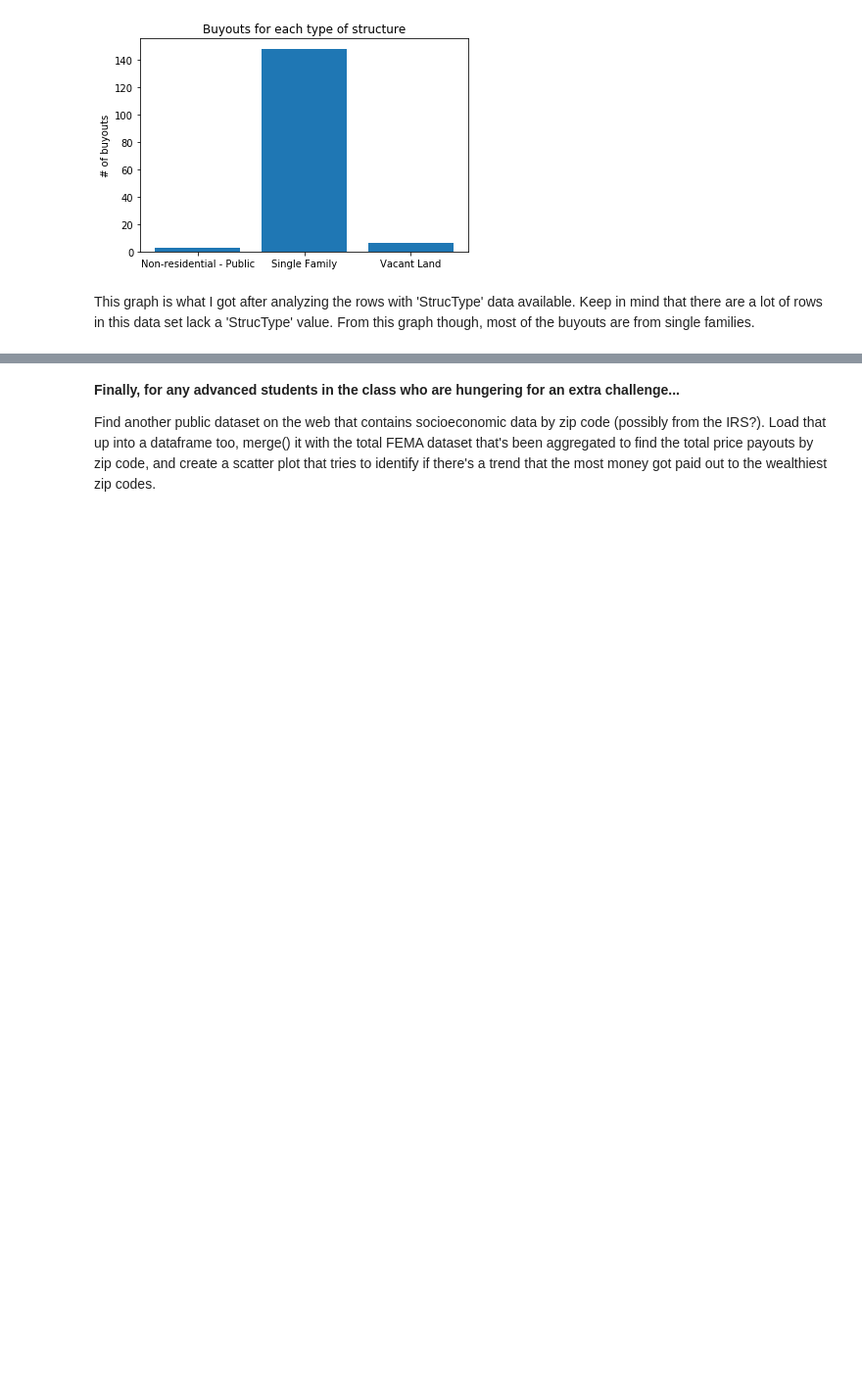
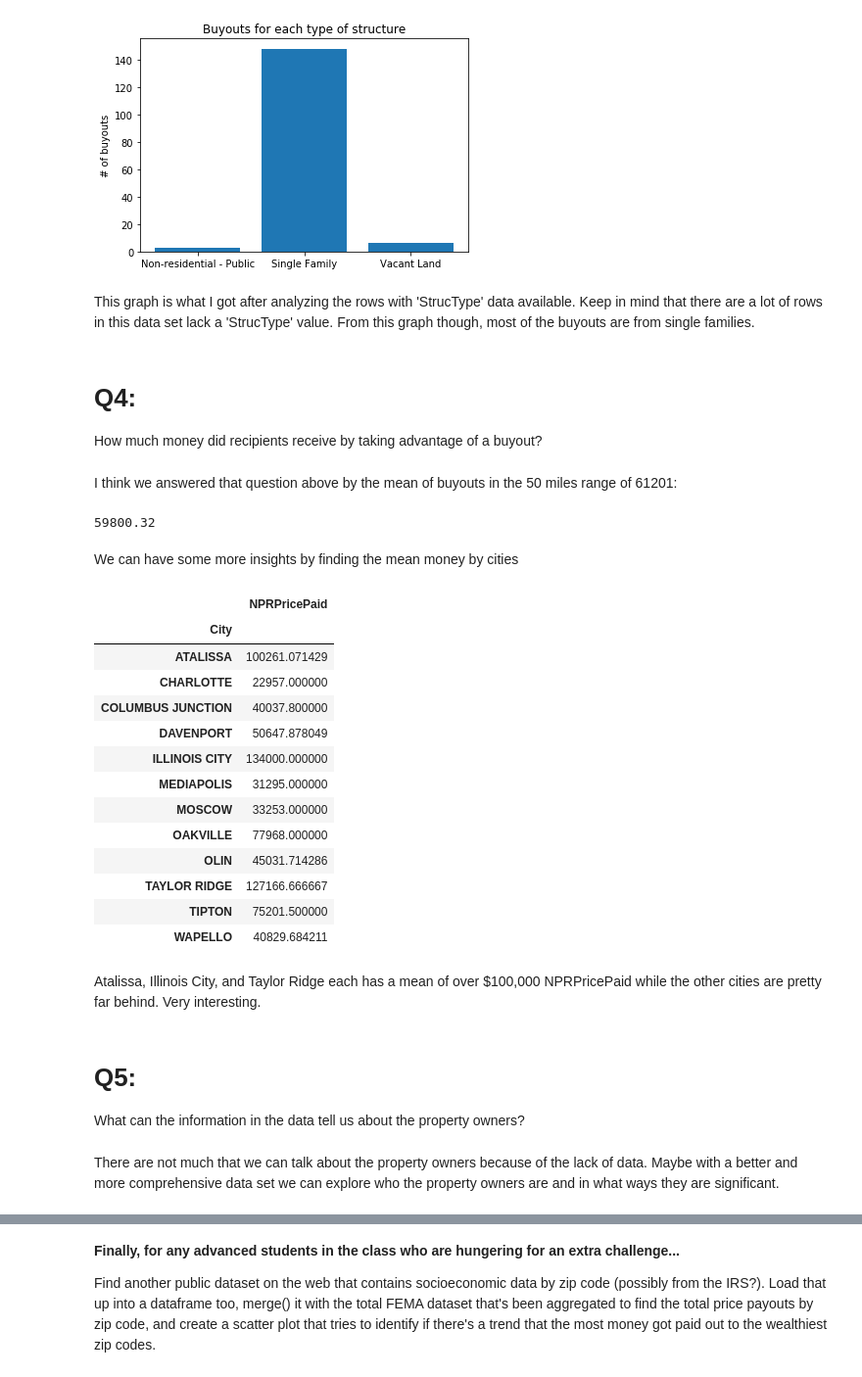
Before and after one commit to minhta16/DATA360, a Jupyter notebook: Lab3/FEMA Starter Jupyter Notebook.ipynb, the cells around one changed output, grey strips where cells are left out. Shown: that part at 98% size. Cells and saved outputs as stored; diff of their text form; code cells hidden in the pictures; blank space fills up the shorter version.

```diff
--- a/Lab3/FEMA Starter Jupyter Notebook.ipynb
+++ b/Lab3/FEMA Starter Jupyter Notebook.ipynb
@@ -304,6 +305,41 @@ plt.show()
 [figure]
 # %% [markdown]
 This graph is what I got after analyzing the rows with 'StrucType' data available. Keep in mind that there are a lot of rows in this data set lack a 'StrucType' value. From this graph though, most of the buyouts are from single families.
+# %% [markdown]
+# Q4:
+How much money did recipients receive by taking advantage of a buyout?
+# %% [markdown]
+I think we answered that question above by the mean of buyouts in the 50 miles range of 61201:
+# %%
+localFemaDat['NPRPricePaid'].dropna().mean()
+# %% [output]
+59800.32
+# %% [markdown]
+We can have some more insights by finding the mean money by cities
+# %%
+localFemaDat[['City','NPRPricePaid']].dropna().groupby('City').mean()
+# %% [output]
+|  | NPRPricePaid |
+| City |  |
+| ATALISSA | 100261.071429 |
+| CHARLOTTE | 22957.000000 |
+| COLUMBUS JUNCTION | 40037.800000 |
+| DAVENPORT | 50647.878049 |
+| ILLINOIS CITY | 134000.000000 |
+| MEDIAPOLIS | 31295.000000 |
+| MOSCOW | 33253.000000 |
+| OAKVILLE | 77968.000000 |
+| OLIN | 45031.714286 |
+| TAYLOR RIDGE | 127166.666667 |
+| TIPTON | 75201.500000 |
+| WAPELLO | 40829.684211 |
+# %% [markdown]
+Atalissa, Illinois City, and Taylor Ridge each has a mean of over $100,000 NPRPricePaid while the other cities are pretty far behind. Very interesting.
+# %% [markdown]
+# Q5:
+What can the information in the data tell us about the property owners?
+# %% [markdown]
+There are not much that we can talk about the property owners because of the lack of data. Maybe with a better and more comprehensive data set we can explore who the property owners are and in what ways they are significant.
 # %%
 # Jupyter usage note, you can add/remove these code cells
 # using the Insert/Edit menus above.
```
Also changed, not shown: parts of 4 cells of this notebook.
